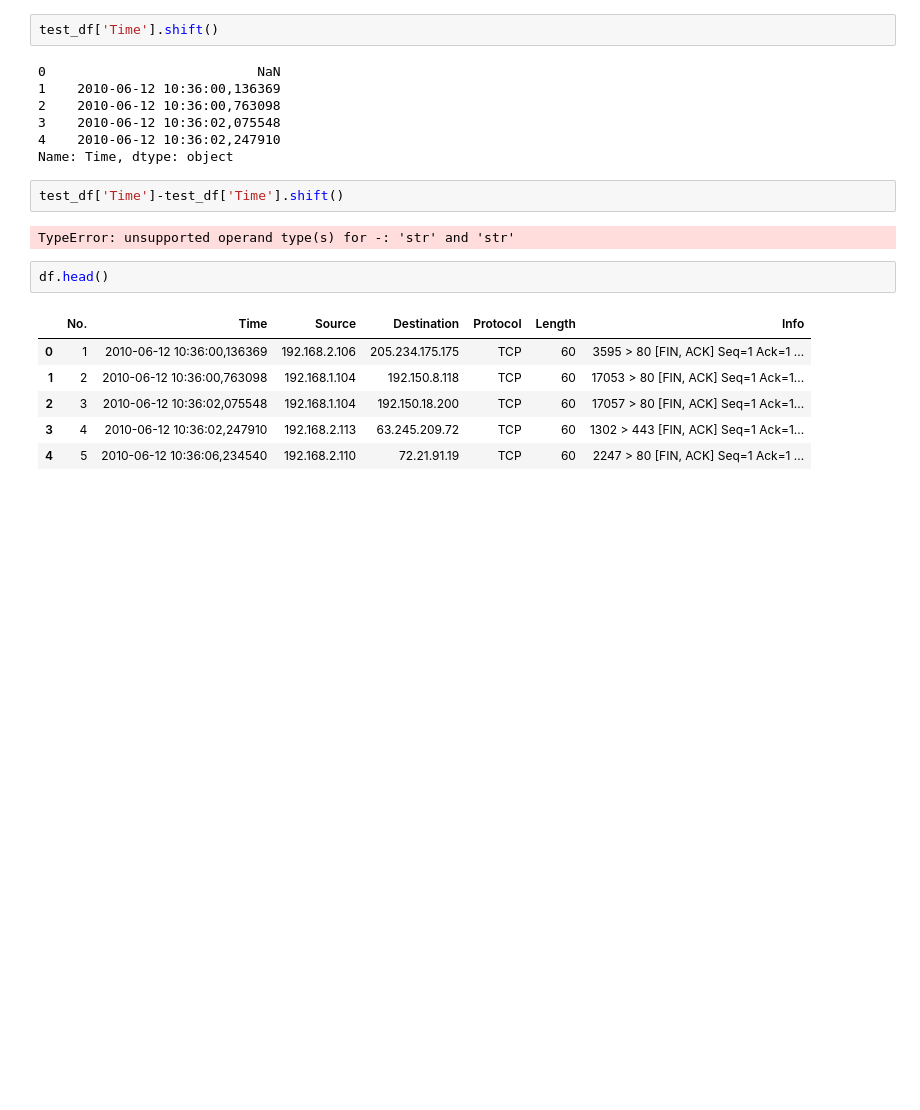
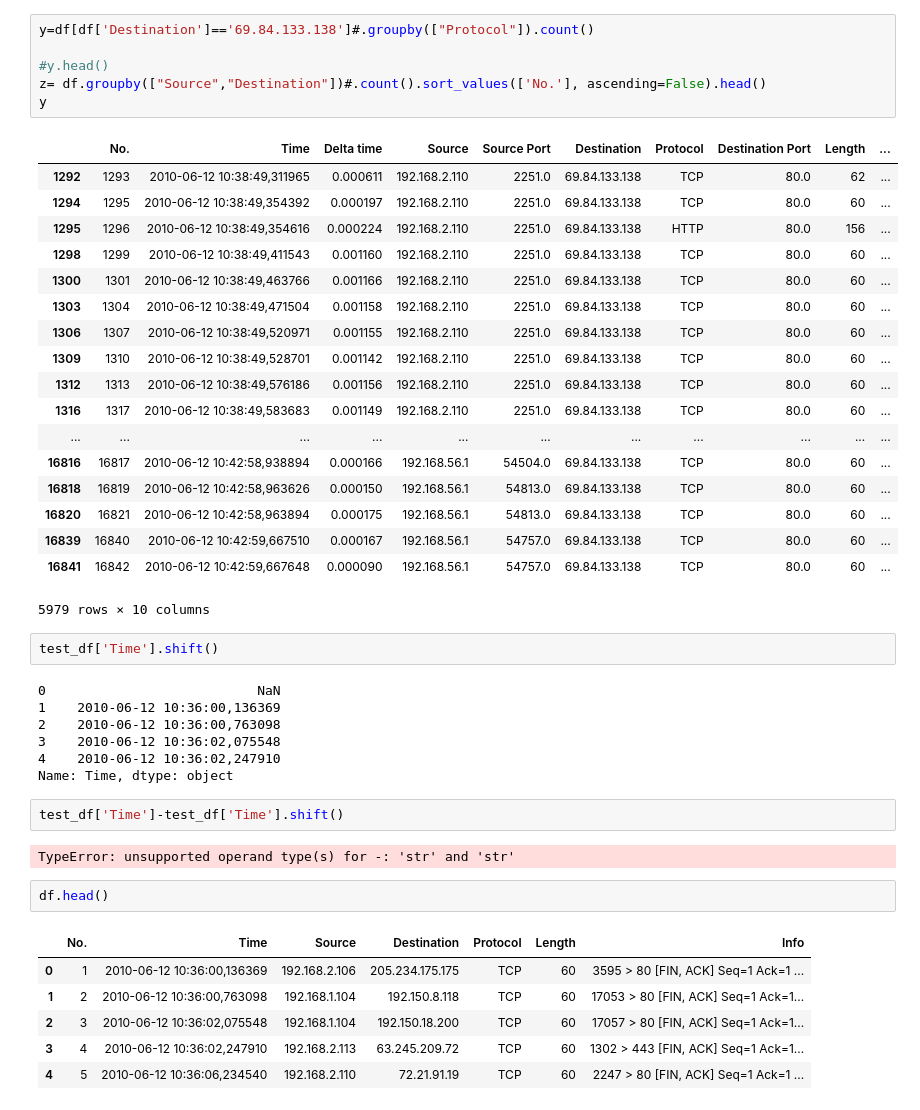
Before and after one commit to ninjape/first_attack, a Jupyter notebook: hulk_attack.ipynb, the cells around one changed output. Cells and saved outputs as stored; diff of their text form; blank space fills up the shorter version.

```diff
--- a/hulk_attack.ipynb
+++ b/hulk_attack.ipynb
@@ -26,3 +37,28 @@ Name: Time, dtype: object
+# %%
+y=df[df['Destination']=='69.84.133.138']#.groupby(["Protocol"]).count()
+
+#y.head()
+z= df.groupby(["Source","Destination"])#.count().sort_values(['No.'], ascending=False).head()
+y
+# %% [output]
+|  | No. | Time | Delta time | Source | Source Port | Destination | Protocol | Destination Port | Length | ... |
+| 1292 | 1293 | 2010-06-12 10:38:49,311965 | 0.000611 | 192.168.2.110 | 2251.0 | 69.84.133.138 | TCP | 80.0 | 62 | ... |
+| 1294 | 1295 | 2010-06-12 10:38:49,354392 | 0.000197 | 192.168.2.110 | 2251.0 | 69.84.133.138 | TCP | 80.0 | 60 | ... |
+| 1295 | 1296 | 2010-06-12 10:38:49,354616 | 0.000224 | 192.168.2.110 | 2251.0 | 69.84.133.138 | HTTP | 80.0 | 156 | ... |
+| 1298 | 1299 | 2010-06-12 10:38:49,411543 | 0.001160 | 192.168.2.110 | 2251.0 | 69.84.133.138 | TCP | 80.0 | 60 | ... |
+| 1300 | 1301 | 2010-06-12 10:38:49,463766 | 0.001166 | 192.168.2.110 | 2251.0 | 69.84.133.138 | TCP | 80.0 | 60 | ... |
+| 1303 | 1304 | 2010-06-12 10:38:49,471504 | 0.001158 | 192.168.2.110 | 2251.0 | 69.84.133.138 | TCP | 80.0 | 60 | ... |
+| 1306 | 1307 | 2010-06-12 10:38:49,520971 | 0.001155 | 192.168.2.110 | 2251.0 | 69.84.133.138 | TCP | 80.0 | 60 | ... |
+| 1309 | 1310 | 2010-06-12 10:38:49,528701 | 0.001142 | 192.168.2.110 | 2251.0 | 69.84.133.138 | TCP | 80.0 | 60 | ... |
+| 1312 | 1313 | 2010-06-12 10:38:49,576186 | 0.001156 | 192.168.2.110 | 2251.0 | 69.84.133.138 | TCP | 80.0 | 60 | ... |
+| 1316 | 1317 | 2010-06-12 10:38:49,583683 | 0.001149 | 192.168.2.110 | 2251.0 | 69.84.133.138 | TCP | 80.0 | 60 | ... |
+| ... | ... | ... | ... | ... | ... | ... | ... | ... | ... | ... |
+| 16816 | 16817 | 2010-06-12 10:42:58,938894 | 0.000166 | 192.168.56.1 | 54504.0 | 69.84.133.138 | TCP | 80.0 | 60 | ... |
+| 16818 | 16819 | 2010-06-12 10:42:58,963626 | 0.000150 | 192.168.56.1 | 54813.0 | 69.84.133.138 | TCP | 80.0 | 60 | ... |
+| 16820 | 16821 | 2010-06-12 10:42:58,963894 | 0.000175 | 192.168.56.1 | 54813.0 | 69.84.133.138 | TCP | 80.0 | 60 | ... |
+| 16839 | 16840 | 2010-06-12 10:42:59,667510 | 0.000167 | 192.168.56.1 | 54757.0 | 69.84.133.138 | TCP | 80.0 | 60 | ... |
+| 16841 | 16842 | 2010-06-12 10:42:59,667648 | 0.000090 | 192.168.56.1 | 54757.0 | 69.84.133.138 | TCP | 80.0 | 60 | ... |
+5979 rows × 10 columns
 # %%
 test_df['Time'].shift()
 # %% [output]
```
Also changed, not shown: parts of 4 cells of this notebook, 14 other files.
